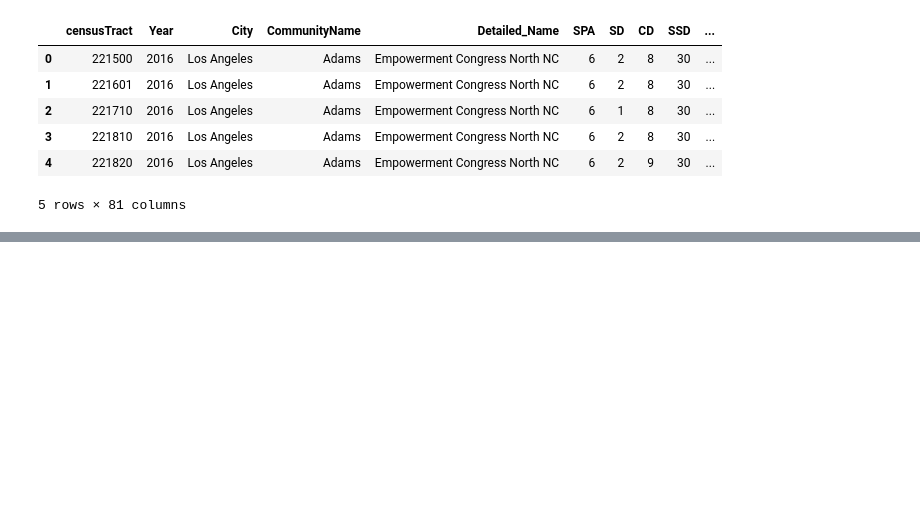
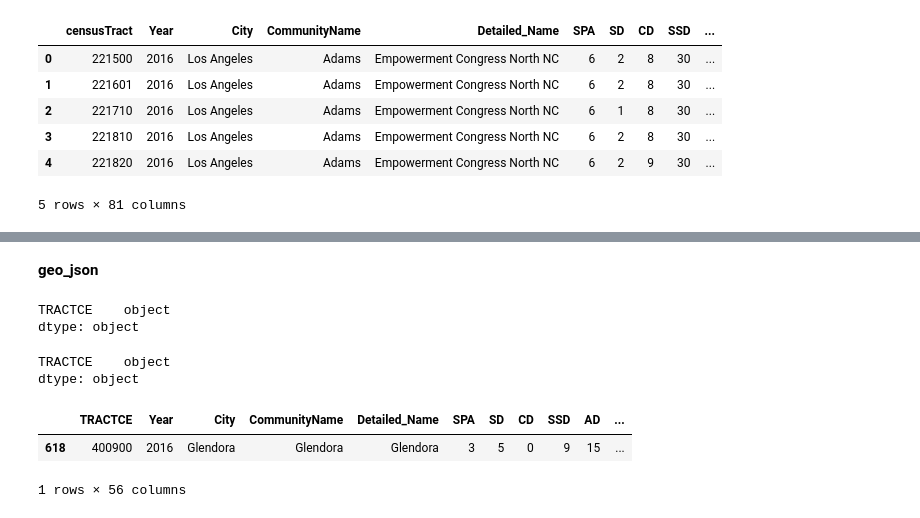
Before and after one commit to isaacmoore/la-homeless-data, a Jupyter notebook: homeless_eda.ipynb, the cells around one changed output, grey strips where cells are left out. Drawn from its saved outputs; the diff is of its cells as text; code cells hidden in the pictures; blank space fills up the shorter version.

```diff
--- a/homeless_eda.ipynb
+++ b/homeless_eda.ipynb
@@ -10,8 +10,8 @@ import seaborn as sns
 plt.style.use('ggplot')
 %matplotlib inline
 # %%
-data = pd.read_excel('/Users/isaacmoore/Desktop/la-homeless-data/data/HC2016_Total_Counts_by_Census_Tract_LA_CoC_07132016.xlsx', sheetname='Data')
-data.head()
+data_16 = pd.read_excel('data/HC2016_Total_Counts_by_Census_Tract_LA_CoC_07132016.xlsx', sheetname='Data')
+data_16.head()
 # %% [output]
 |  | censusTract | Year | City | CommunityName | Detailed_Name | SPA | SD | CD | SSD | ... |
 | 0 | 221500 | 2016 | Los Angeles | Adams | Empowerment Congress North NC | 6 | 2 | 8 | 30 | ... |
@@ -385,0 +636,17 @@ data.to_csv('merged_data.csv', encoding='utf-8')
+# %%
+data_16.columns = [u'TRACTCE', u'Year', u'City', u'CommunityName', u'Detailed_Name',
+       u'SPA', u'SD', u'CD', u'SSD', u'AD', u'DemogSurveySample',
+       u'YouthCountSample', u'totStreetSingAdult', u'totStreetFamHH',
+       u'totStreetFamMemb', u'totCars', u'totVans', u'totCampers', u'totTents',
+       u'totEncamp', u'totCarPeople', u'totVanPeople', u'totCamperPeople',
+       u'totTentPeople', u'totEncampPeople', u'totYouthIndiv',
+       u'totYouthUnaccKid', u'totYouthFamHH', u'totYouthFamMemb',
+       u'totEsAdultSingAdult', u'totESAdultFamHH', u'totEsAdultFamMemb',
+       u'totEsYouthSingYouth', u'totESYouthFamHH', u'totEsYouthFamMemb',
+       u'totEsYouthUnaccYouth', u'totThAdultSingAdult', u'totTHAdultFamHH',
+       u'totThAdultFamMemb', u'totThYouthSingYouth', u'totTHYouthFamHH',
+       u'totThYouthFamMemb', u'totThYouthUnaccYouth', u'totShAdultSingAdult',
+       u'totSHAdultFamHH', u'totShAdultFamMemb', u'totShYouthSingYouth',
+       u'totSHYouthFamHH', u'totShYouthFamMemb', u'totShYouthUnaccYouth',
+       u'totUnsheltPeople', u'totESPeople', u'totTHPeople', u'totSHPeople',
+       u'totSheltPeople', u'totPeople']
@@ -385,0 +699,20 @@ data.to_csv('merged_data.csv', encoding='utf-8')
+# %% [markdown]
+**geo_json**
+# %%
+data_16.dtypes.head(1)
+# %% [output]
+TRACTCE    object
+dtype: object
+# %%
+data_16['TRACTCE'] = data_16.TRACTCE.astype(str)
+# %%
+data_16.dtypes.head(1)
+# %% [output]
+TRACTCE    object
+dtype: object
+# %%
+data_16[  data_16['TRACTCE'] == '400900']
+# %% [output]
+|  | TRACTCE | Year | City | CommunityName | Detailed_Name | SPA | SD | CD | SSD | AD | ... |
+| 618 | 400900 | 2016 | Glendora | Glendora | Glendora | 3 | 5 | 0 | 9 | 15 | ... |
+1 rows × 56 columns
```
Also changed, not shown: parts of 65 cells of this notebook, 13 other files.
